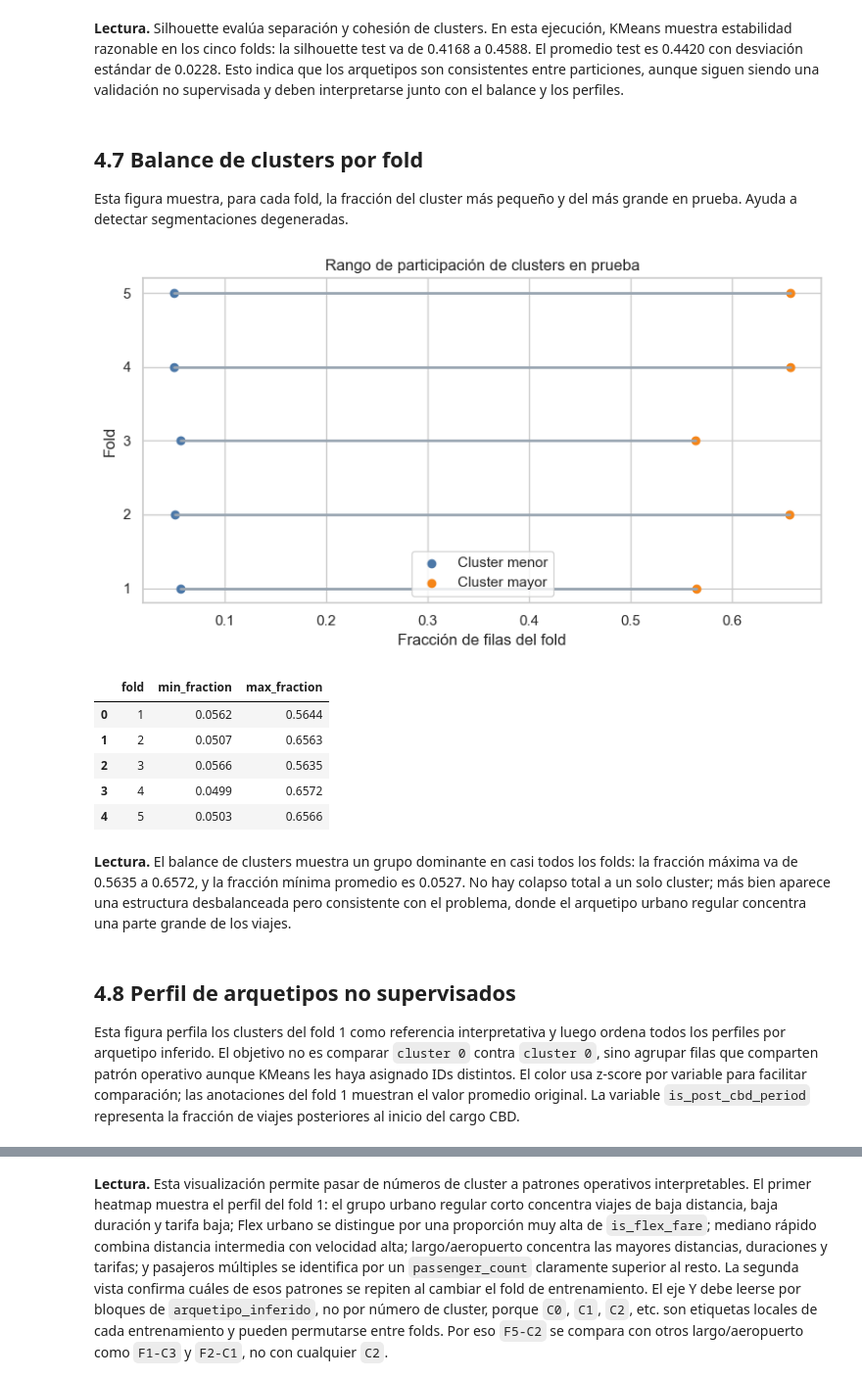
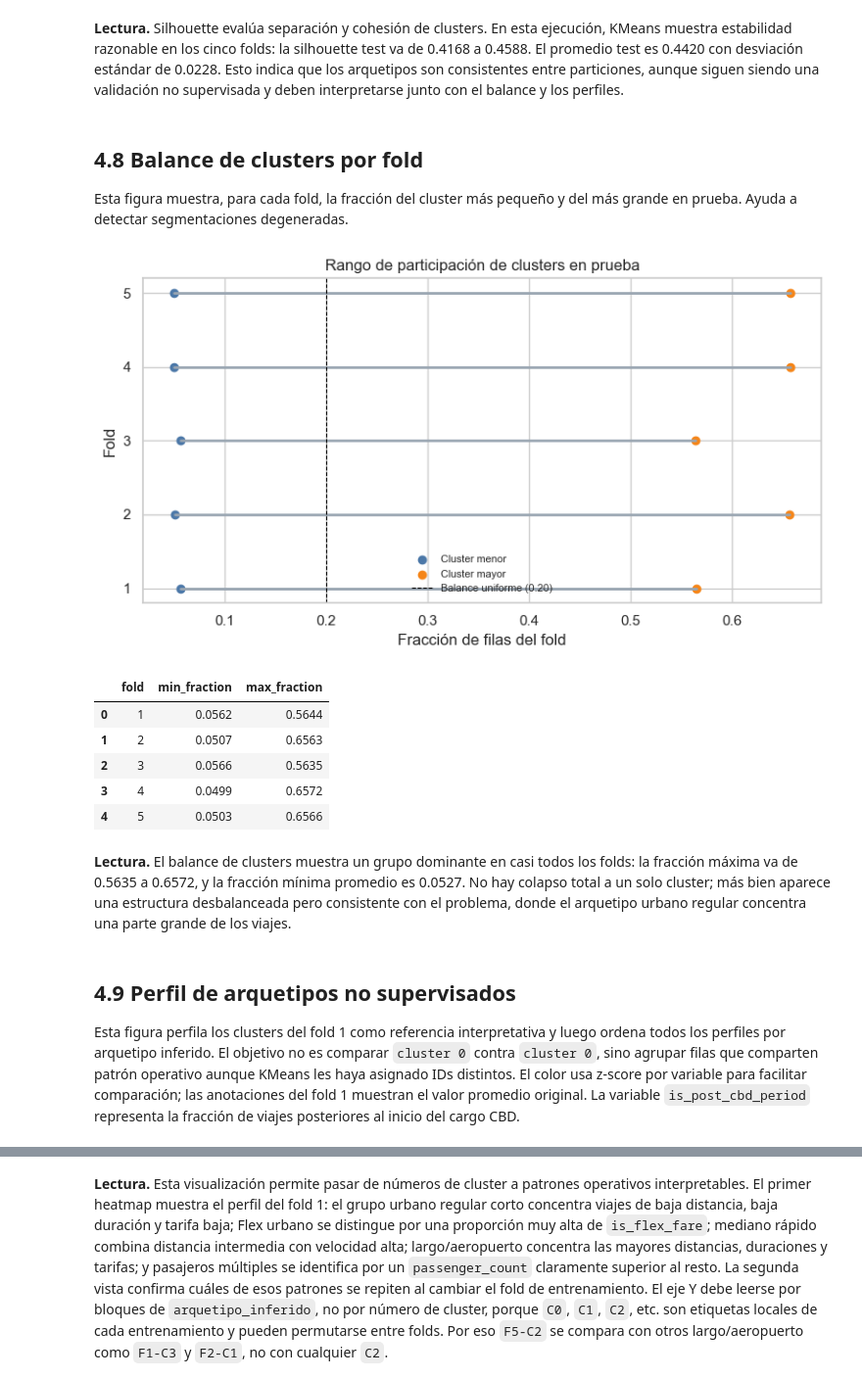
Before and after one commit to jjmonsalveg/big-data-mna, a Jupyter notebook: sem9/Actividad5_A01840272.ipynb, the cells around one changed output, grey strips where cells are left out. Shown at 98% size. Drawn from its saved outputs; the diff is of its cells as text; code cells hidden in the pictures.

Commit message:
feat(sem8): add new graph

```diff
--- a/sem9/Actividad5_A01840272.ipynb
+++ b/sem9/Actividad5_A01840272.ipynb
@@ -1498,36 +1535,37 @@ display(cluster_cv_df.round(4))
 # %% [markdown]
 **Lectura.** Silhouette evalúa separación y cohesión de clusters. En esta ejecución, KMeans muestra estabilidad razonable en los cinco folds: la silhouette test va de 0.4168 a 0.4588. El promedio test es 0.4420 con desviación estándar de 0.0228. Esto indica que los arquetipos son consistentes entre particiones, aunque siguen siendo una validación no supervisada y deben interpretarse junto con el balance y los perfiles.
 # %% [markdown]
-## 4.7 Balance de clusters por fold
+## 4.8 Balance de clusters por fold
 
 Esta figura muestra, para cada fold, la fracción del cluster más pequeño y del más grande en prueba. Ayuda a detectar segmentaciones degeneradas.
 # %%
 cluster_balance_summary = (
     cluster_balance_df
     .groupby("fold")
     .agg(
         min_fraction=("fraction", "min"),
         max_fraction=("fraction", "max"),
     )
     .reset_index()
 )
 
 fig, ax = plt.subplots(figsize=(8, 4.5))
 for _, row in cluster_balance_summary.iterrows():
     ax.plot([row["min_fraction"], row["max_fraction"]], [row["fold"], row["fold"]], color="#9AA6B2", linewidth=2)
 ax.scatter(cluster_balance_summary["min_fraction"], cluster_balance_summary["fold"], color="#4C78A8", label="Cluster menor")
 ax.scatter(cluster_balance_summary["max_fraction"], cluster_balance_summary["fold"], color="#F58518", label="Cluster mayor")
+ax.axvline(0.20, color="black", linestyle="--", linewidth=0.8, label="Balance uniforme (0.20)")
 ax.set_title("Rango de participación de clusters en prueba")
 ax.set_xlabel("Fracción de filas del fold")
 ax.set_ylabel("Fold")
 ax.set_yticks(sorted(cluster_balance_summary["fold"].unique()))
-ax.legend(loc="best")
+ax.legend(frameon=False, fontsize=8)
 plt.tight_layout()
 plt.show()
 
 display(cluster_balance_summary.round(4))
 # %% [output]
-[figure, old version]
+[figure, new version]
 |  | fold | min_fraction | max_fraction |
 | 0 | 1 | 0.0562 | 0.5644 |
 | 1 | 2 | 0.0507 | 0.6563 |
@@ -1537,7 +1575,7 @@ display(cluster_balance_summary.round(4))
 # %% [markdown]
 **Lectura.** El balance de clusters muestra un grupo dominante en casi todos los folds: la fracción máxima va de 0.5635 a 0.6572, y la fracción mínima promedio es 0.0527. No hay colapso total a un solo cluster; más bien aparece una estructura desbalanceada pero consistente con el problema, donde el arquetipo urbano regular concentra una parte grande de los viajes.
 # %% [markdown]
-## 4.8 Perfil de arquetipos no supervisados
+## 4.9 Perfil de arquetipos no supervisados
 
 Esta figura perfila los clusters del fold 1 como referencia interpretativa y luego ordena todos los perfiles por arquetipo inferido. El objetivo no es comparar `cluster 0` contra `cluster 0`, sino agrupar filas que comparten patrón operativo aunque KMeans les haya asignado IDs distintos. El color usa z-score por variable para facilitar comparación; las anotaciones del fold 1 muestran el valor promedio original. La variable `is_post_cbd_period` representa la fracción de viajes posteriores al inicio del cargo CBD.
 # %%
```
Also changed, not shown: parts of 24 cells of this notebook.
